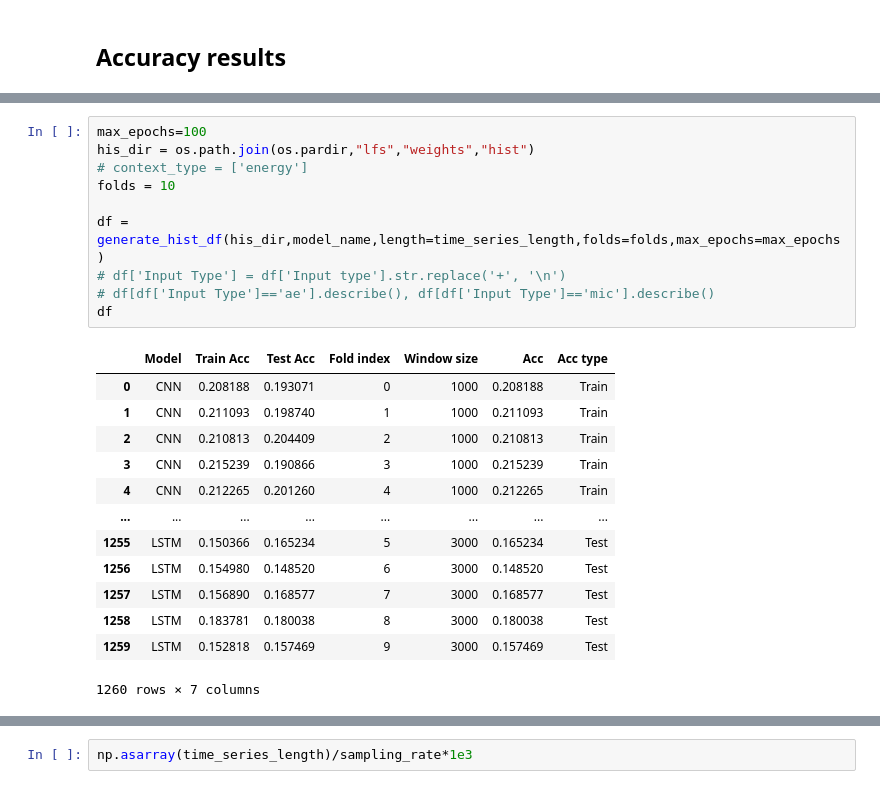
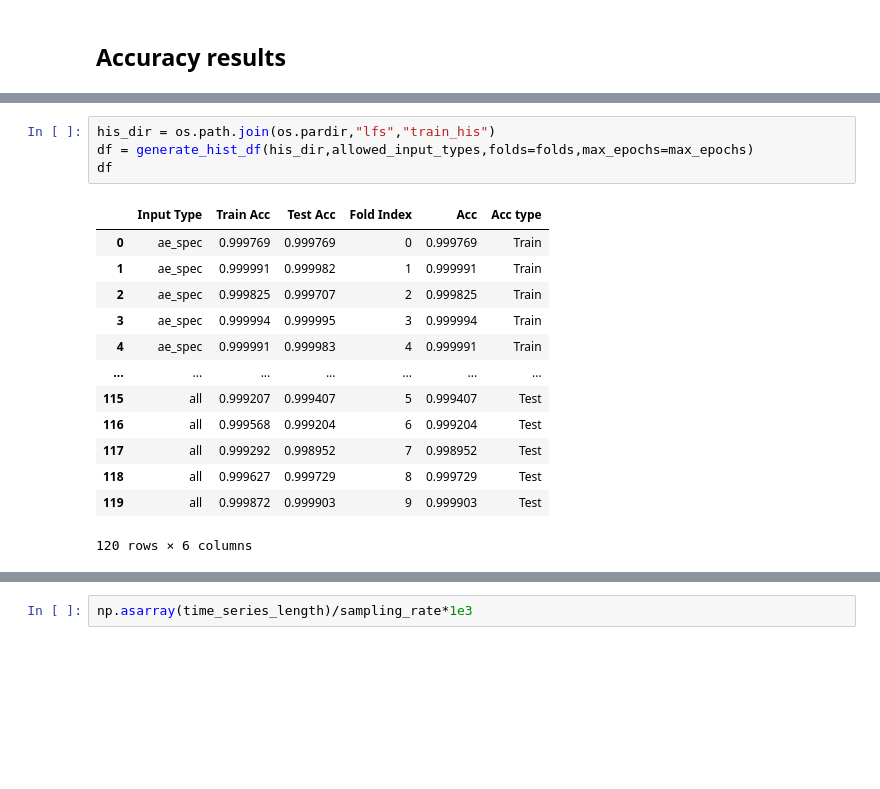
Before and after one commit to mingwucn/Smart_Grinding, a Jupyter notebook: postprocessing/accuracy.ipynb, the cells around one changed output, grey strips where cells are left out. Drawn from its saved outputs; the diff is of its cells as text; blank space fills up the shorter version.

```diff
--- a/postprocessing/accuracy.ipynb
+++ b/postprocessing/accuracy.ipynb
@@ -155,27 +130,21 @@ def generate_hist_df(
-# %%
-max_epochs=100
-his_dir = os.path.join(os.pardir,"lfs","weights","hist")
-# context_type = ['energy']
-folds = 10
-
-df = generate_hist_df(his_dir,model_name,length=time_series_length,folds=folds,max_epochs=max_epochs)
-# df['Input Type'] = df['Input type'].str.replace('+', '\n')
-# df[df['Input Type']=='ae'].describe(), df[df['Input Type']=='mic'].describe()
-df
-# %% [output]
-|  | Model | Train Acc | Test Acc | Fold index | Window size | Acc | Acc type |
-| 0 | CNN | 0.208188 | 0.193071 | 0 | 1000 | 0.208188 | Train |
-| 1 | CNN | 0.211093 | 0.198740 | 1 | 1000 | 0.211093 | Train |
-| 2 | CNN | 0.210813 | 0.204409 | 2 | 1000 | 0.210813 | Train |
-| 3 | CNN | 0.215239 | 0.190866 | 3 | 1000 | 0.215239 | Train |
-| 4 | CNN | 0.212265 | 0.201260 | 4 | 1000 | 0.212265 | Train |
-| ... | ... | ... | ... | ... | ... | ... | ... |
-| 1255 | LSTM | 0.150366 | 0.165234 | 5 | 3000 | 0.165234 | Test |
-| 1256 | LSTM | 0.154980 | 0.148520 | 6 | 3000 | 0.148520 | Test |
-| 1257 | LSTM | 0.156890 | 0.168577 | 7 | 3000 | 0.168577 | Test |
-| 1258 | LSTM | 0.183781 | 0.180038 | 8 | 3000 | 0.180038 | Test |
-| 1259 | LSTM | 0.152818 | 0.157469 | 9 | 3000 | 0.157469 | Test |
-1260 rows × 7 columns
+# %%
+his_dir = os.path.join(os.pardir,"lfs","train_his")
+df = generate_hist_df(his_dir,allowed_input_types,folds=folds,max_epochs=max_epochs)
+df
+# %% [output]
+|  | Input Type | Train Acc | Test Acc | Fold Index | Acc | Acc type |
+| 0 | ae_spec | 0.999769 | 0.999769 | 0 | 0.999769 | Train |
+| 1 | ae_spec | 0.999991 | 0.999982 | 1 | 0.999991 | Train |
+| 2 | ae_spec | 0.999825 | 0.999707 | 2 | 0.999825 | Train |
+| 3 | ae_spec | 0.999994 | 0.999995 | 3 | 0.999994 | Train |
+| 4 | ae_spec | 0.999991 | 0.999983 | 4 | 0.999991 | Train |
+| ... | ... | ... | ... | ... | ... | ... |
+| 115 | all | 0.999207 | 0.999407 | 5 | 0.999407 | Test |
+| 116 | all | 0.999568 | 0.999204 | 6 | 0.999204 | Test |
+| 117 | all | 0.999292 | 0.998952 | 7 | 0.998952 | Test |
+| 118 | all | 0.999627 | 0.999729 | 8 | 0.999729 | Test |
+| 119 | all | 0.999872 | 0.999903 | 9 | 0.999903 | Test |
+120 rows × 6 columns
 # %%
 plt.rcParams.update(one_column)
 plt.rcParams['figure.constrained_layout.use'] = True
```
Also changed, not shown: parts of 8 cells of this notebook.
